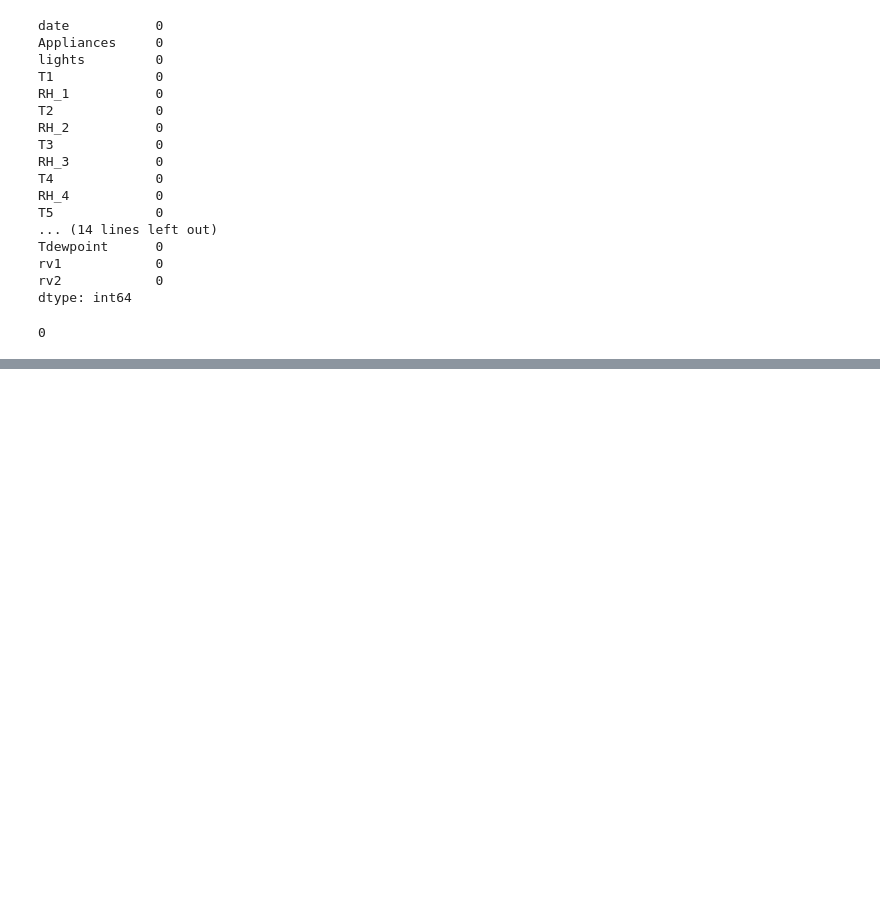
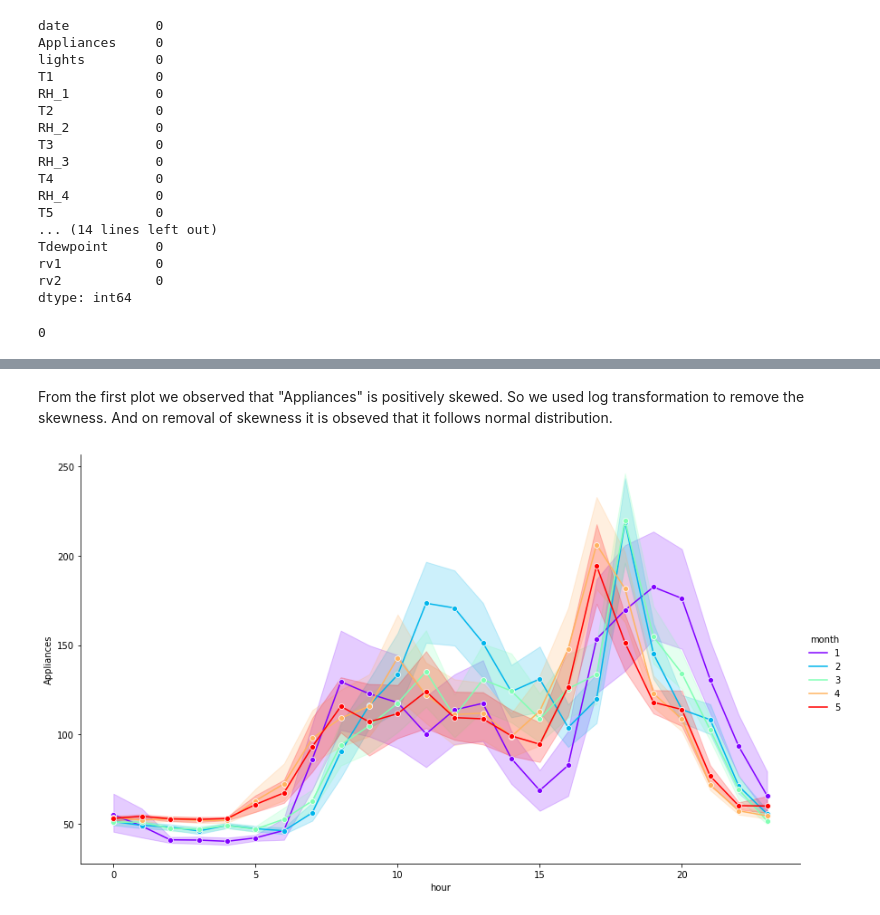
Before and after one commit to AnannyaSagar/Energy-Appliances-Prediction, a Jupyter notebook: Energy_Prediction_of_Appliances.ipynb, the cells around one changed output, grey strips where cells are left out. Drawn from its saved outputs; the diff is of its cells as text; code cells hidden in the pictures; blank space fills up the shorter version.

```diff
--- a/Energy_Prediction_of_Appliances.ipynb
+++ b/Energy_Prediction_of_Appliances.ipynb
@@ -189,0 +207,8 @@ df1.drop('date',axis = True, inplace = True)
+# %% [markdown]
+From the first plot we observed that "Appliances" is positively skewed. So we used log transformation to remove the skewness. And on removal of skewness it is obseved that it follows normal distribution.
+# %%
+# Monthly Analyis of energy consumption on hourly basis
+sns.relplot(y='Appliances', x='hour', data=df1, kind='line', hue='month', height=7, aspect=1.7,palette = 'rainbow',marker = 'o')
+plt.show()
+# %% [output]
+[figure, added]
```
Also changed, not shown: parts of 18 cells of this notebook.
